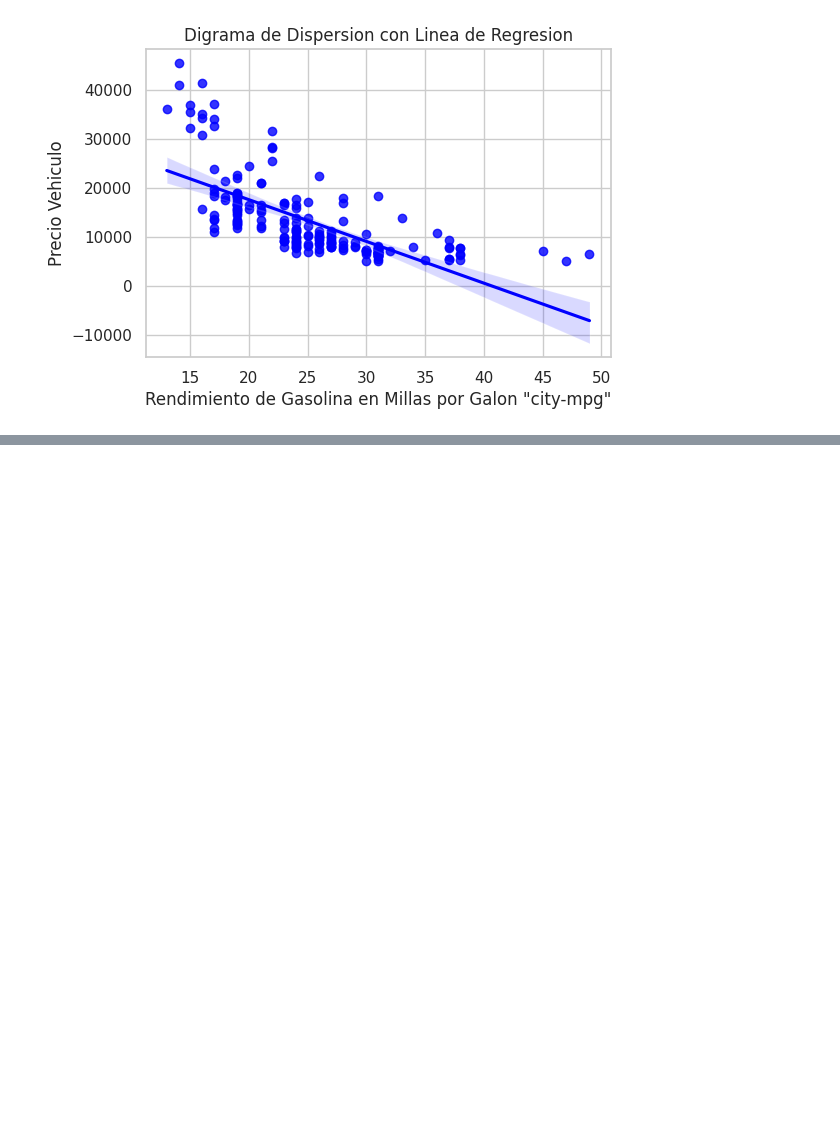
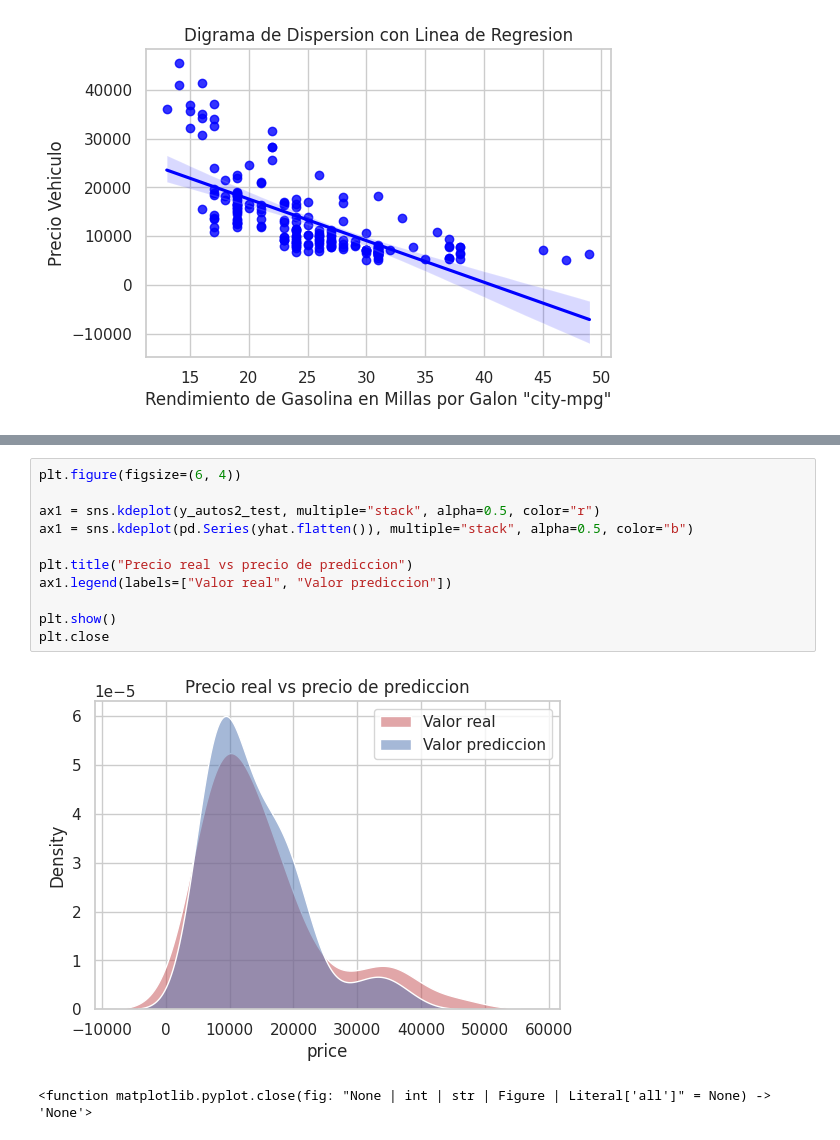
Before and after one commit to EfrenOlivasITD/PyE, a Jupyter notebook: RegresioLinYCorr.ipynb, the cells around one changed output, grey strips where cells are left out. Saved outputs shown, nothing was run; the diff lists cells and outputs as text; blank space fills up the shorter version.

```diff
--- a/RegresioLinYCorr.ipynb
+++ b/RegresioLinYCorr.ipynb
@@ -210,0 +309,14 @@ plt.show()
+# %%
+plt.figure(figsize=(6, 4))
+
+ax1 = sns.kdeplot(y_autos2_test, multiple="stack", alpha=0.5, color="r")
+ax1 = sns.kdeplot(pd.Series(yhat.flatten()), multiple="stack", alpha=0.5, color="b")
+
+plt.title("Precio real vs precio de prediccion")
+ax1.legend(labels=["Valor real", "Valor prediccion"])
+
+plt.show()
+plt.close
+# %% [output]
+[figure, added]
+<function matplotlib.pyplot.close(fig: "None | int | str | Figure | Literal['all']" = None) -> 'None'>
```
Also changed, not shown: parts of 14 cells of this notebook.
